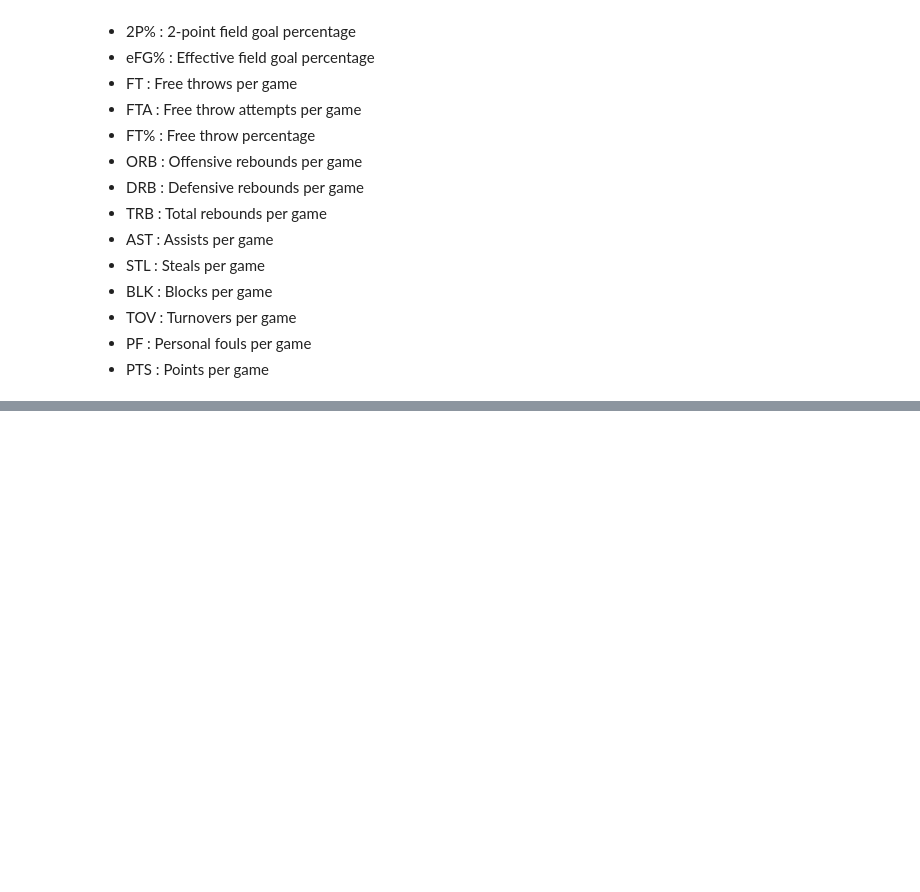
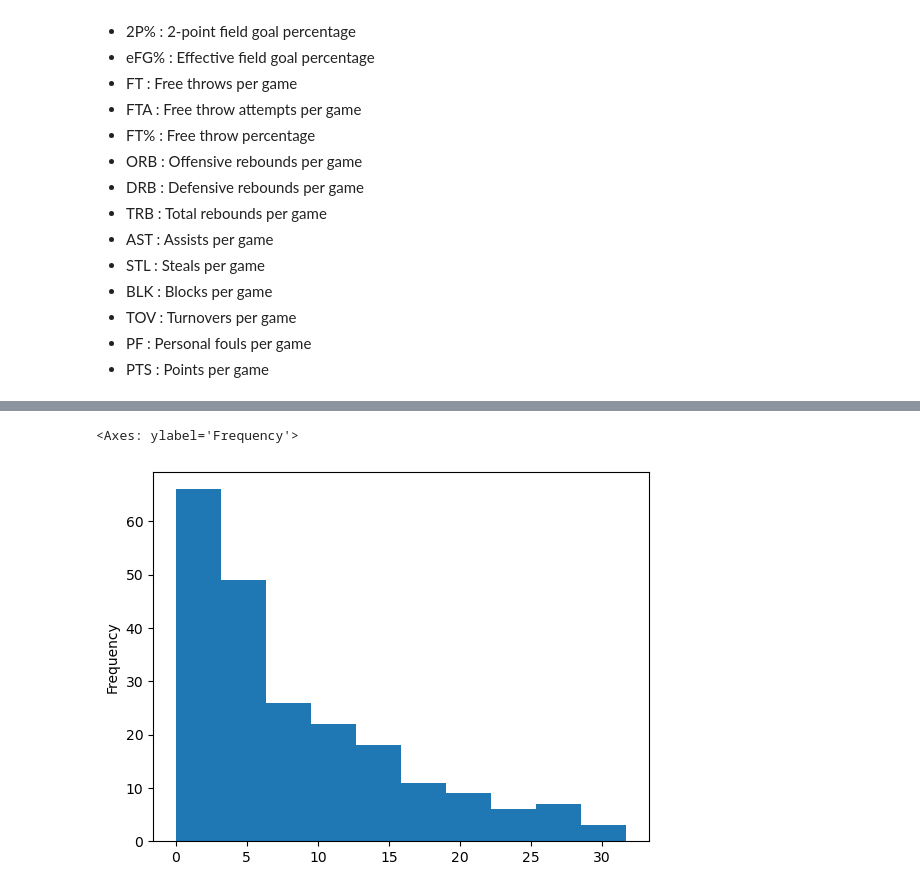
Before and after one commit to Hei-Chunhei/NBA_Players_Scoring_Prediction_Regression, a Jupyter notebook: NBA_Scoring_Prediction_Regular_and_Playoff_Regression.ipynb, the cells around one changed output, grey strips where cells are left out. Cells and saved outputs as stored; diff of their text form; code cells hidden in the pictures; blank space fills up the shorter version.

```diff
--- a/NBA_Scoring_Prediction_Regular_and_Playoff_Regression.ipynb
+++ b/NBA_Scoring_Prediction_Regular_and_Playoff_Regression.ipynb
@@ -62,0 +141,5 @@ df2 = pd.read_csv("2021_2022_NBA_PlayerStats_Playoffs.csv", encoding='latin1')
+# %%
+df2.PTS.plot.hist()
+# %% [output]
+<Axes: ylabel='Frequency'>
+[figure, added]
```
Also changed, not shown: parts of 76 cells of this notebook.
